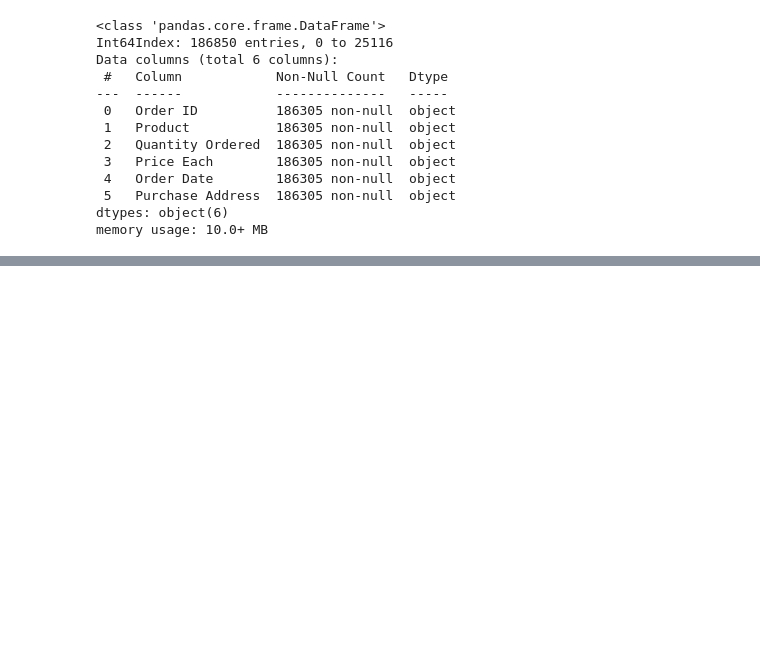
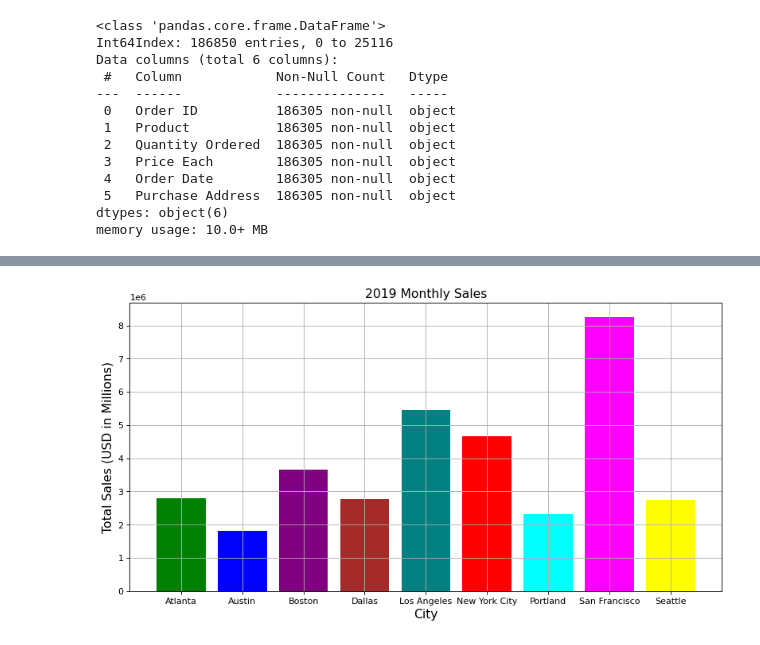
Before and after one commit to dagash007/Sales-Analysis-Using-Python-Pandas-and-Matplotlib, a Jupyter notebook: Sales Analysis.ipynb, the cells around one changed output, grey strips where cells are left out. Drawn from its saved outputs; the diff is of its cells as text; code cells hidden in the pictures; blank space fills up the shorter version.

```diff
--- a/Sales Analysis.ipynb
+++ b/Sales Analysis.ipynb
@@ -55,0 +236,4 @@ memory usage: 10.0+ MB
+# %%
+#creating a new column 'City' from Purchase Address column
+
+sales_data_2019['City'] = sales_data_2019['Purchase Address'].str.split(",", n = 0, expand = True)[1]
@@ -55,0 +261,17 @@ memory usage: 10.0+ MB
+# %%
+#plotting a bar chart showing year 2019 total sales for each city
+
+_City = ['Atlanta', 'Austin', 'Boston', 'Dallas', 'Los Angeles', 'New York City', 'Portland', 'San Francisco', 'Seattle']
+
+_salesByCity = sales_data_2019.groupby('City').sum()
+
+New_Colors = ['green','blue','purple','brown','teal','red','cyan','magenta','yellow']
+
+plt.figure(figsize=(12, 6), dpi=80)
+plt.bar(_City, _salesByCity['Sales'], color=New_Colors)
+plt.title('2019 Monthly Sales', fontsize=14)
+plt.xlabel('City', fontsize=14)
+plt.ylabel('Total Sales (USD in Millions)', fontsize=14)
+plt.grid(True)
+# %% [output]
+[figure, added]
```
Also changed, not shown: parts of 22 cells of this notebook.
